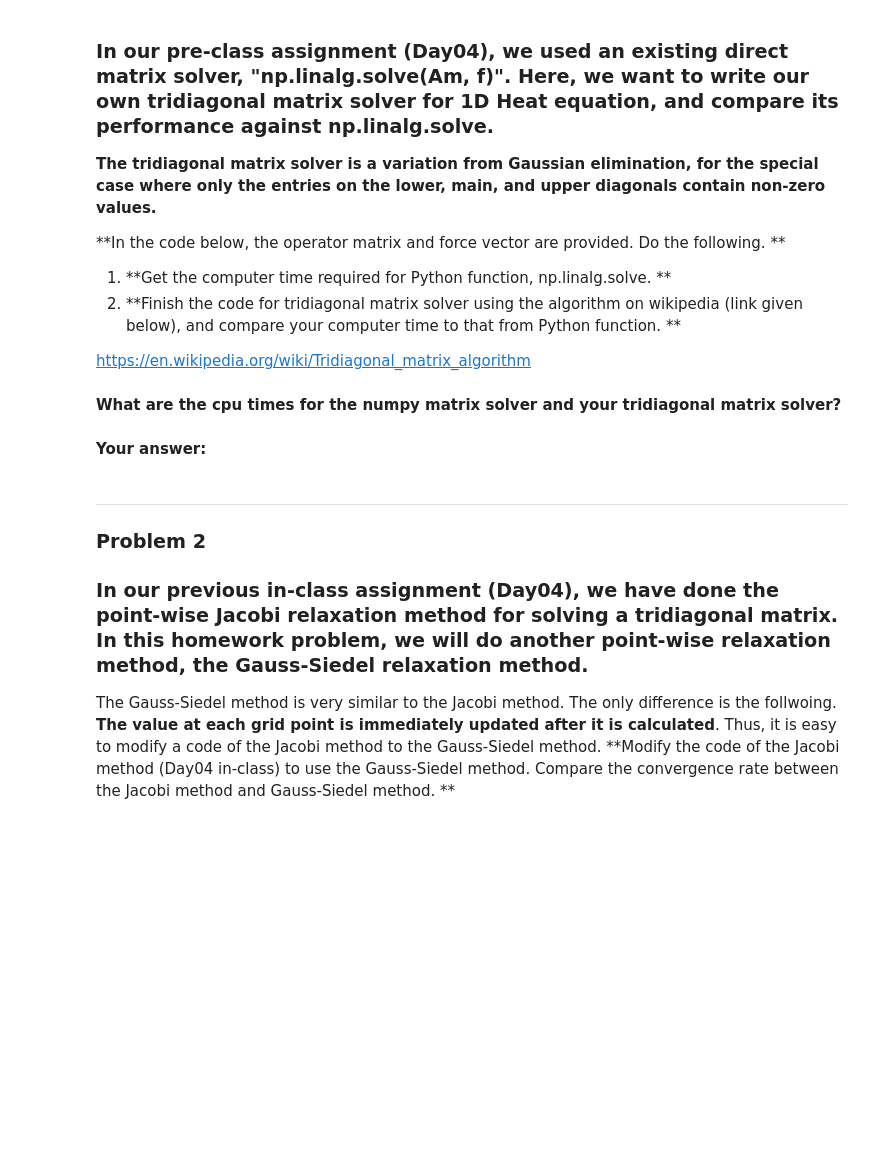
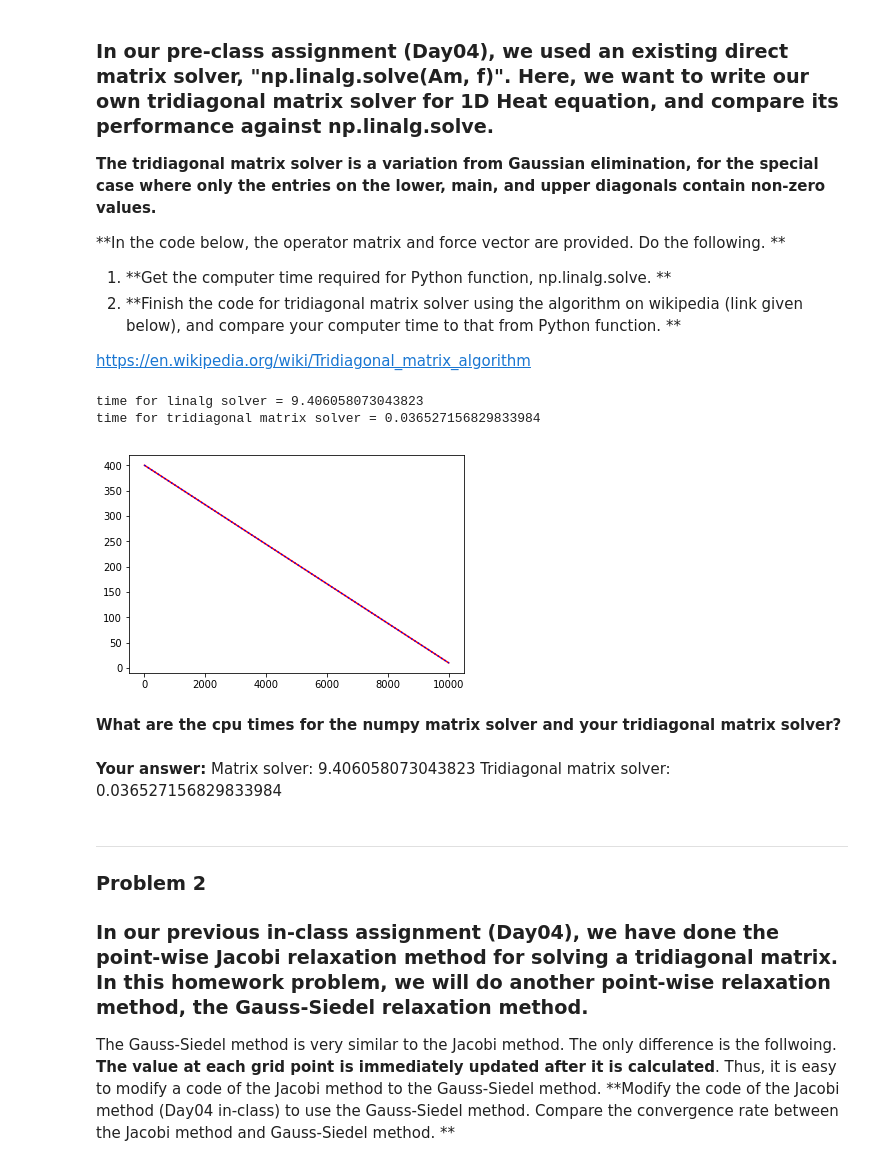
Before and after one commit to boyaozhu/Computational-Modeling-, a Jupyter notebook: CMSE802/Homework 02.ipynb, the cells around one changed output. Saved outputs shown, nothing was run; the diff lists cells and outputs as text; code cells hidden in the pictures; blank space fills up the shorter version.

```diff
--- a/CMSE802/Homework 02.ipynb
+++ b/CMSE802/Homework 02.ipynb
@@ -68,11 +68,12 @@ print('time for linalg solver =',cpu_tm_ed-cpu_tm_bg)
 # plotting
 plt.plot(sol,'r')
 
+
 # #######################################################
 # tirdiagonal matrix solver
 # #######################################################
 
-lists for stoting entries in the lower, main, and upper diagonals
+#lists for stoting entries in the lower, main, and upper diagonals
 a = np.zeros(nx)
 b = np.zeros(nx)
 c = np.zeros(nx)
@@ -84,48 +85,56 @@ cpu_tm_bg = tm.time()
 for n in range(nx):
 
     # lower diagonal
     if n > 0:
-        a[n] = Am[ , ]      # <== fill the blank
+        a[n] = Am[n,n-1]      # <== fill the blank
 
     # main diagonal
     b[n] = Am[n,n]
 
     # upper diagonal
     if n < nx-1:
-        c[n] = Am[ , ]     # <== fill the blank
+        c[n] = Am[n,n+1]     # <== fill the blank
 
 # tridiagonal matrix solver
 # forward sweep
+#print (a, b, c)
+
+
 cprime = np.zeros(nx-1)
 cprime[0] = c[0]/b[0]
-for n in range( , ):     # <== fill the blank
-    cprime[n] =     # <== fill the blank
-
+for n in range(1,nx-1):     # <== fill the blank
+    cprime[n] = c[n]/(b[n]-a[n]*cprime[n-1])    # <== fill the blank
+#print (cprime)
 
 dprime = np.zeros(nx)
 dprime[0] = d[0]/b[0]
-for n in range( , ):      # <== fill the blank
-    dprime[n] =       # <== fill the blank
-
+for n in range(1,nx):      # <== fill the blank
+    dprime[n] = (d[n]-a[n]*dprime[n-1])/(b[n]-a[n]*cprime[n-1])      # <== fill the blank
+#print (dprime)
 # solving using backward substitute
 sol = np.zeros(nx)
 sol[nx-1] = dprime[nx-1]
-for n in range( ,  , ):     # <== fill the blank
-    sol[n] =      # <== fill the blank
-
+for n in range(nx-2,-1,-1):     # <== fill the blank
+    sol[n] = dprime[n]-cprime[n]*sol[n+1]     # <== fill the blank
+#print (sol)
 
 # walltime after matrix solving
 cpu_tm_ed = tm.time()
 
 # plotting
 plt.plot(sol,'b:')
 
 # time for matrix solving
 print('time for tridiagonal matrix solver =',cpu_tm_ed - cpu_tm_bg)
+# %% [output]
+time for linalg solver = 9.406058073043823
+time for tridiagonal matrix solver = 0.036527156829833984
+[figure, added]
 # %% [markdown]
 **What are the cpu times for the numpy matrix solver and your tridiagonal matrix solver?**
-# %% [markdown]
-**Your answer:**
+# %% [markdown]
+**Your answer:** Matrix solver: 9.406058073043823
+Tridiagonal matrix solver: 0.036527156829833984
 # %% [markdown]
 ---
 ### Problem 2
```
Also changed, not shown: parts of 19 cells of this notebook, 4 other files.
